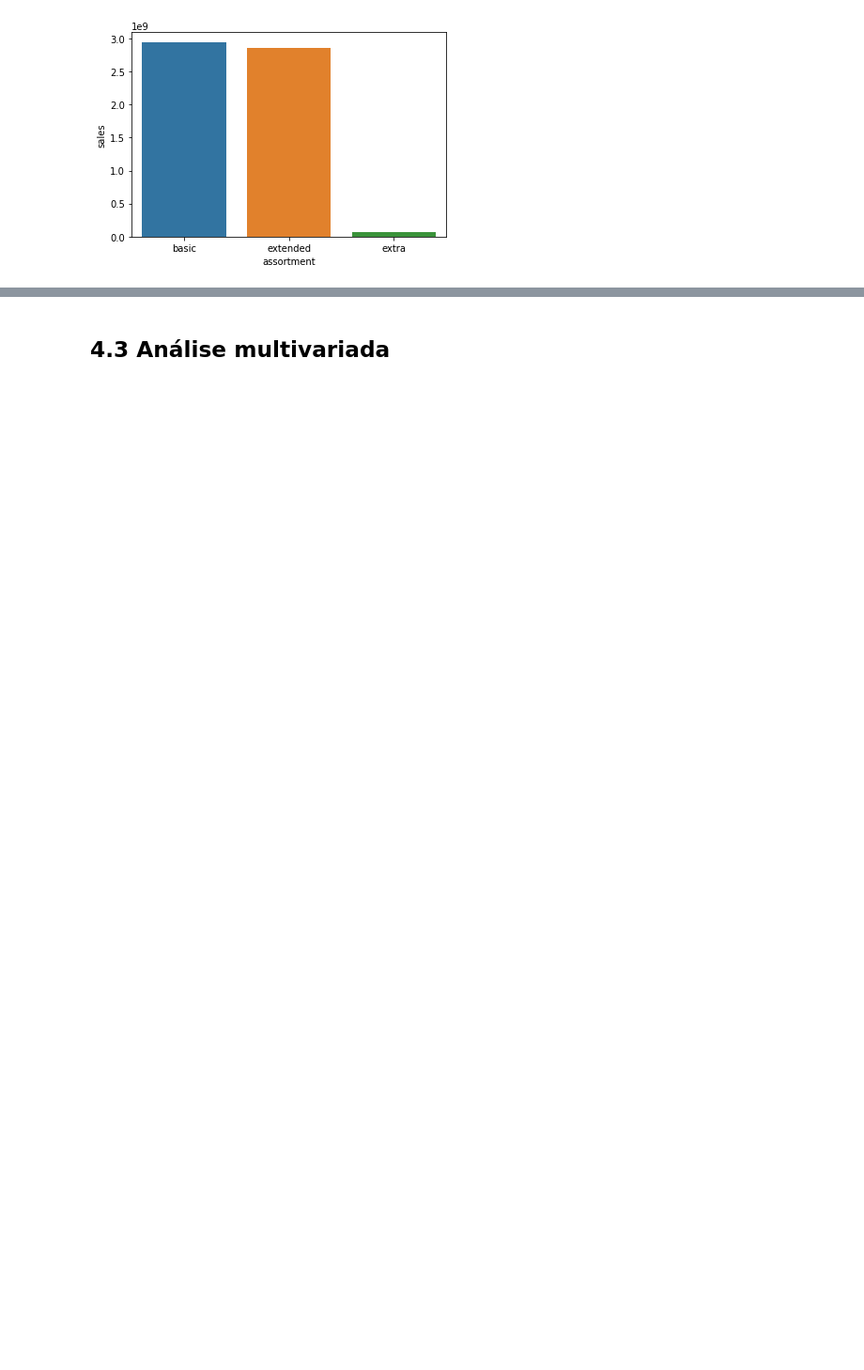
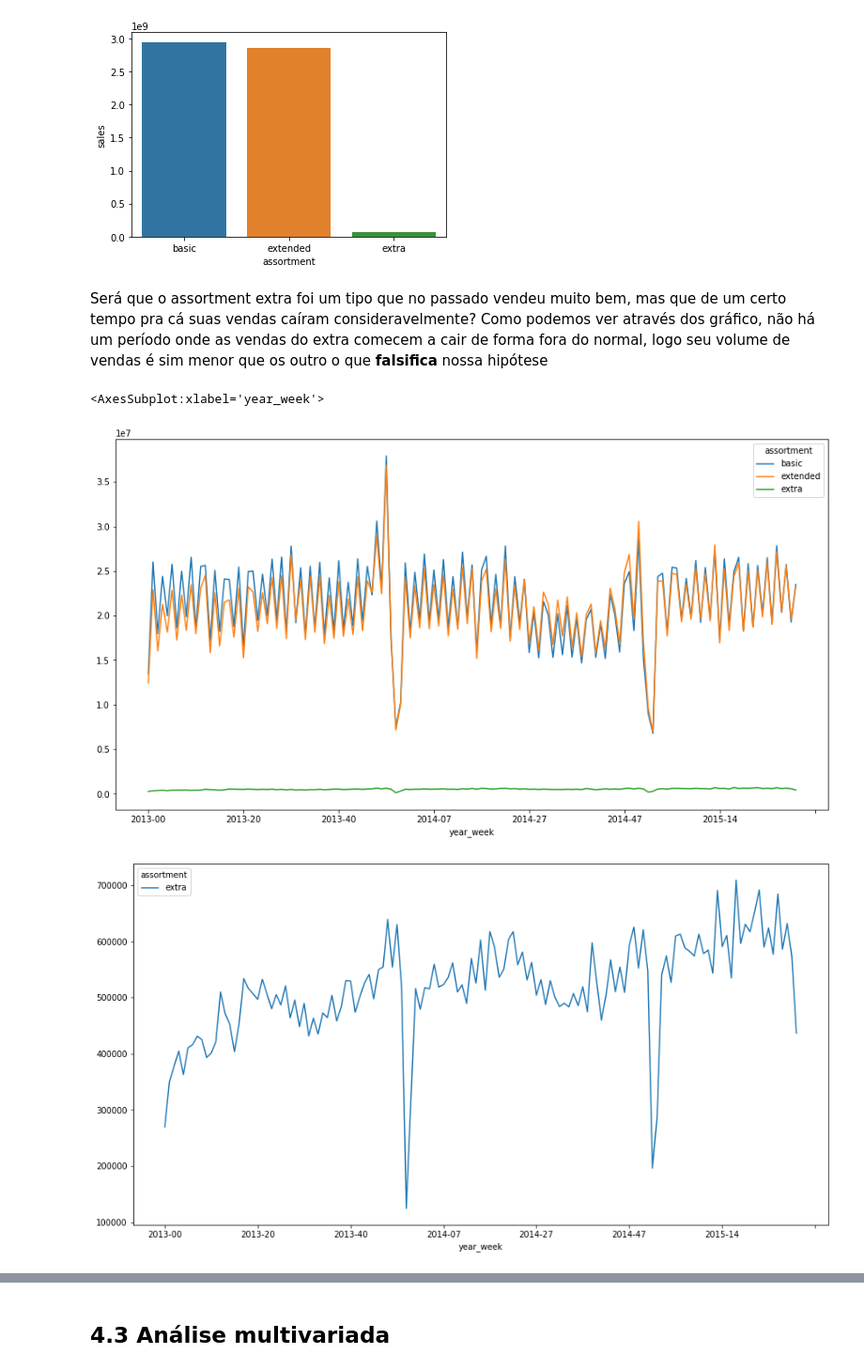
Before and after one commit to matheus-emanuel/Prediction-Rossaman-Store-Kaggle, a Jupyter notebook: store_sales_prediction.ipynb, the cells around one changed output, grey strips where cells are left out. Shown: that part at 94% size. Cells and saved outputs as stored; diff of their text form; code cells hidden in the pictures; blank space fills up the shorter version.

```diff
--- a/store_sales_prediction.ipynb
+++ b/store_sales_prediction.ipynb
@@ -479,4 +481,19 @@ aux1 = df4[['assortment', 'sales']].groupby('assortment').sum().reset_index()
 sns.barplot(x='assortment', y='sales', data=aux1);
 # %% [output]
 [figure]
+# %% [markdown]
+Será que o assortment extra foi um tipo que no passado vendeu muito bem, mas que de um certo tempo pra cá suas vendas caíram
+consideravelmente? Como podemos ver através dos gráfico, não há um período onde as vendas do extra comecem a cair de forma fora do normal, logo seu volume de vendas é sim menor que os outro o que **falsifica** nossa hipótese
+# %%
+aux2 = df4[['year_week', 'assortment', 'sales']].groupby(['year_week', 'assortment']).sum().reset_index()
+
+figsize = (15,8)
+aux2.pivot(index='year_week', columns='assortment', values='sales').plot(figsize=figsize)
+
+aux3 = aux2[aux2['assortment'] == 'extra']
+aux3.pivot(index='year_week', columns='assortment', values='sales').plot(figsize=figsize)
+# %% [output]
+<AxesSubplot:xlabel='year_week'>
+[figure, added]
+[figure, added]
 # %% [markdown]
```
Also changed, not shown: parts of 15 cells of this notebook.
